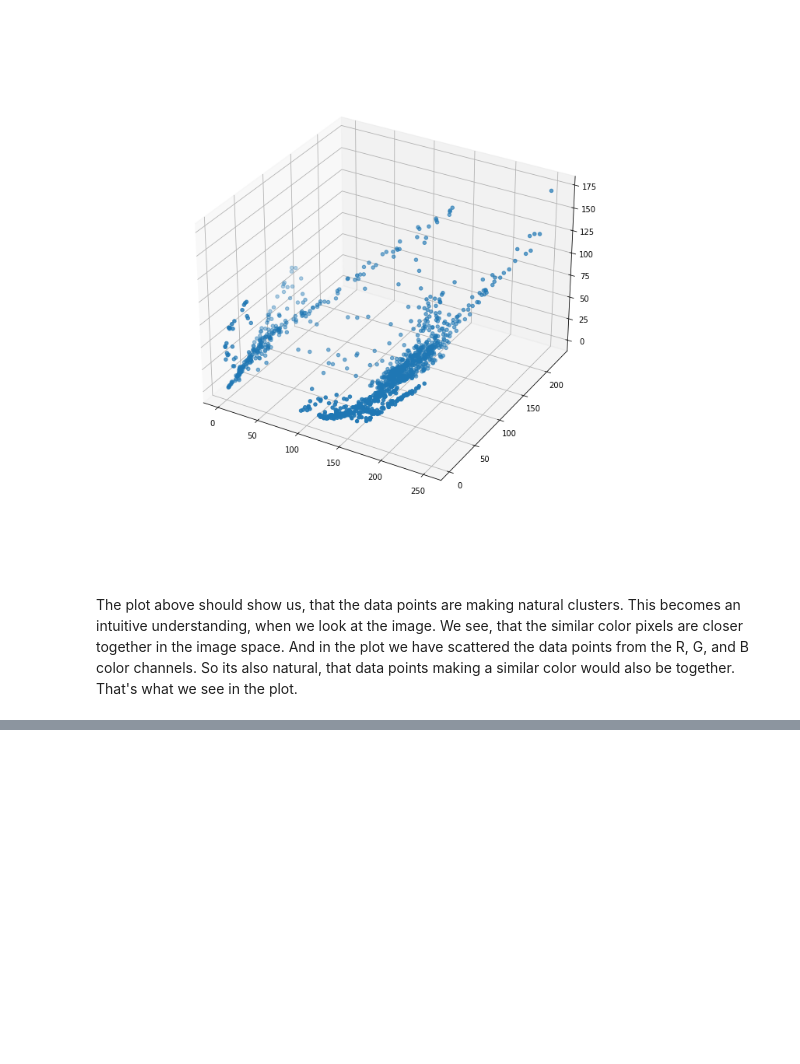
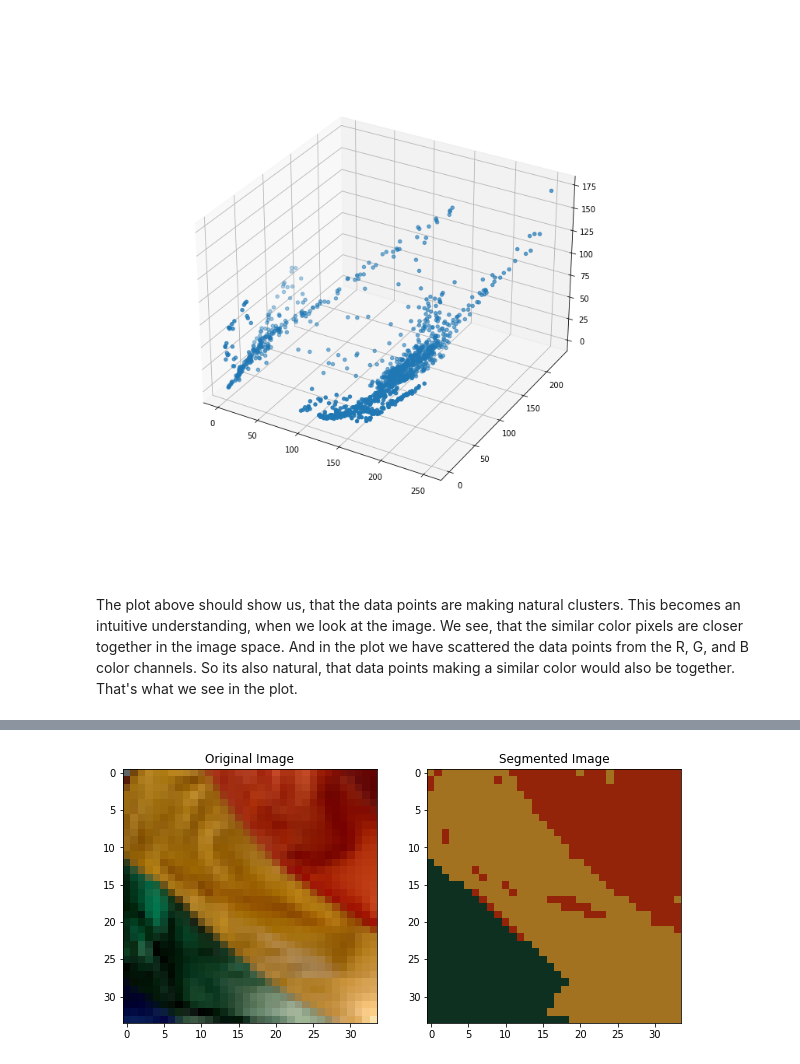
Before and after one commit to sarkarchandan/cvnanodegree, a Jupyter notebook: 1_3_Types_of_Features_Image_Segmentation/k-means_practice.ipynb, the cells around one changed output, grey strips where cells are left out. Saved outputs shown, nothing was run; the diff lists cells and outputs as text; code cells hidden in the pictures; blank space fills up the shorter version.

```diff
--- a/1_3_Types_of_Features_Image_Segmentation/k-means_practice.ipynb
+++ b/1_3_Types_of_Features_Image_Segmentation/k-means_practice.ipynb
@@ -27,0 +46,21 @@ The plot above should show us, that the data points are making natural clusters.
+# %%
+# Reshape the image data for convenience and convert to float type
+# Here we are flatening pixel intensities for each color channel
+rainbow_res: np.ndarray = np.reshape(a=rainbow, newshape=(-1, rainbow.shape[2]))
+rainbow_res = np.float32(rainbow_res)
+# %%
+# The number of clusters, in which we want to break the data
+k: int = 3
+# The criteria for the algorithm to stop. Here we ask the algorithm to stop either on max iteration or on the epsilon value. So the algorithm should stop either after completing 10 iterations or achieving the epsilon value of 1.0, whichever is earlier.
+criteria: Tuple[Any, Any, Any] = (cv2.TERM_CRITERIA_EPS + cv2.TERM_CRITERIA_MAX_ITER, 10, 1.0)
+retval, labels, centers = cv2.kmeans(data=rainbow_res,
+                                    K=k, bestLabels=None,
+                                    criteria=criteria,
+                                    attempts=10,
+                                    flags=cv2.KMEANS_RANDOM_CENTERS)
+# %%
+# Prepare to display the data
+# Convert data into uint8 values. Center denotes the determined cluster centers
+centers: np.ndarray = np.uint8(centers)
+segmented_data: np.ndarray = centers[labels.flatten()]
+segmented_image: np.ndarray = np.reshape(a=segmented_data, newshape=rainbow.shape)
@@ -27,0 +88,10 @@ The plot above should show us, that the data points are making natural clusters.
+# %%
+# Visualize the segmented image
+%matplotlib inline
+_, (ax1, ax2) = plt.subplots(nrows=1, ncols=2, figsize=(10, 10))
+ax1.imshow(rainbow)
+ax1.set_title('Original Image')
+ax2.imshow(segmented_image)
+ax2.set_title('Segmented Image');
+# %% [output]
+[figure, added]
```
Also changed, not shown: parts of 18 cells of this notebook, 1 other file.
